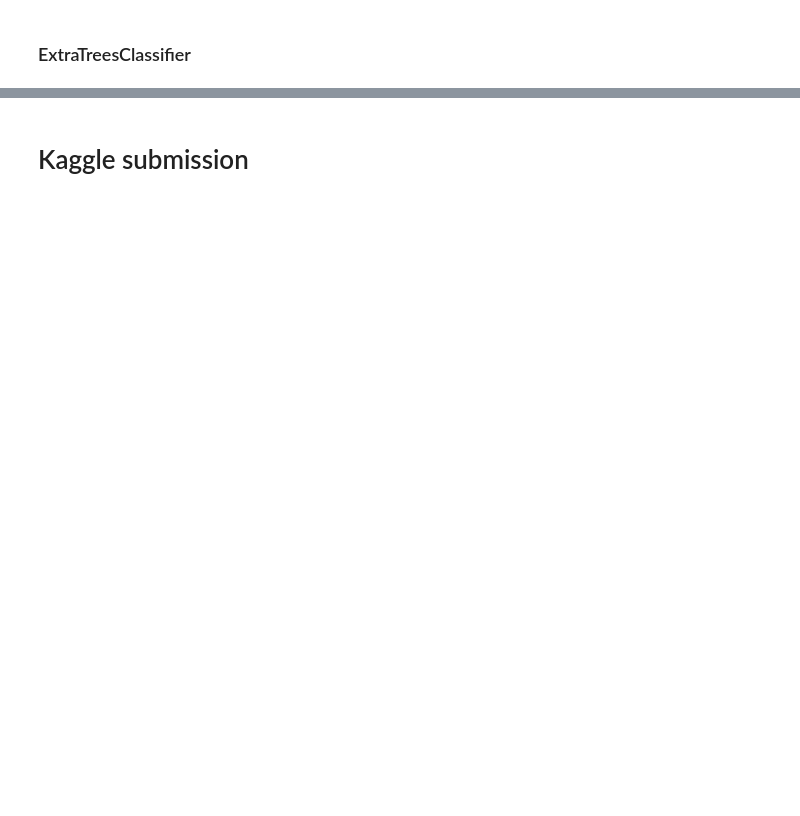
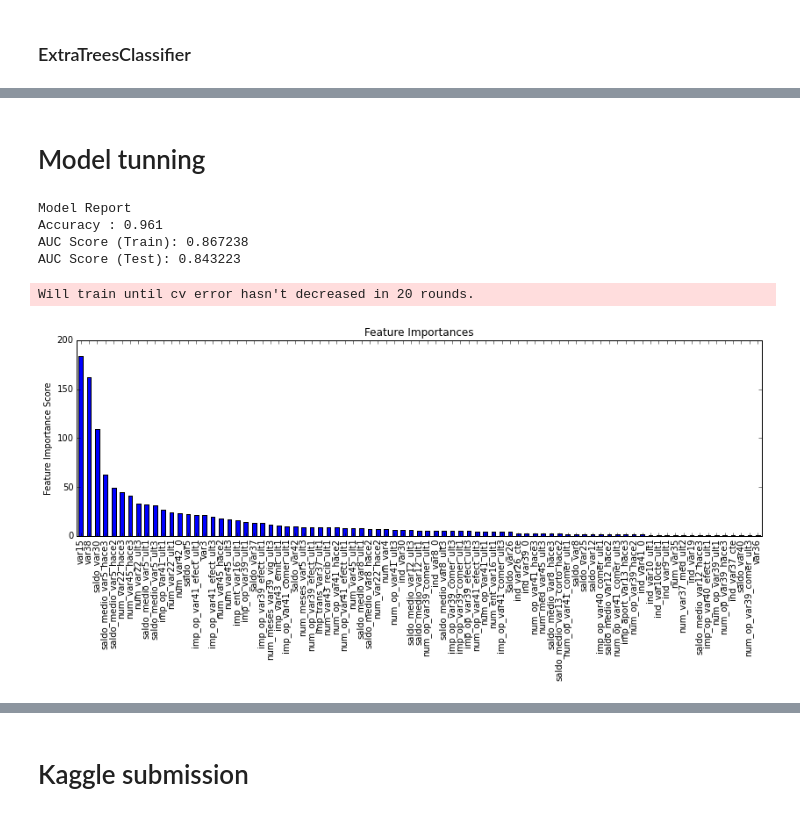
Before and after one commit to KobaKhit/kobakhit.github.io, a Jupyter notebook: ipynb/Santander Customer Satisfaction.ipynb, the cells around one changed output, grey strips where cells are left out. Cells and saved outputs as stored; diff of their text form; code cells hidden in the pictures; blank space fills up the shorter version.

```diff
--- a/ipynb/Santander Customer Satisfaction.ipynb
+++ b/ipynb/Santander Customer Satisfaction.ipynb
@@ -218,10 +227,10 @@ roc_auc_score(y_test, nbs.predict_proba(X_test)[:,1], average='macro')
 # %%
 # Logistic classifier from sklearn
 m1_log = linear_model.LogisticRegression(verbose=3, max_iter=2000, random_state=1729)
-m1_log.fit(X_train, y_train)
+m1_log.fit(X_train2, y_train)
 
 # calculate the auc
-roc_auc_score(y_test, m1_log.predict_proba(X_test)[:,1],\
+roc_auc_score(y_test, m1_log.predict_proba(X_test2)[:,1],\
               average='macro')
 # %% [output]
 [LibLinear]
@@ -262,9 +271,9 @@ from sklearn.ensemble import ExtraTreesClassifier
 
 m4_rf = ExtraTreesClassifier(n_estimators=400, max_depth=None,
                              min_samples_split=1, random_state=1729)
-m4_rf.fit(X_train, y_train)
+m4_rf.fit(X_train2, y_train)
 
 # calculate the auc score
-roc_auc_score(y_test, m3_rf.predict_proba(X_test)[:,1],\
+roc_auc_score(y_test, m3_rf.predict_proba(X_test2)[:,1],\
               average='macro')
 # %% [output]
@@ -271,0 +363,46 @@ roc_auc_score(y_test, m3_rf.predict_proba(X_test)[:,1],\
+# %% [markdown]
+# Model tunning
+# %%
+# model evaluation function
+def modelfit(alg, X, y,useTrainCV=True, cv_folds=5, early_stopping_rounds=20):
+
+    X_train, X_test, y_train, y_test = train_test_split(X, y, test_size=0.2, random_state=42)
+
+    if useTrainCV:
+        xgb_param = alg.get_xgb_params()
+        xgtrain = xgb.DMatrix(X_train, label=y_train)
+        cvresult = xgb.cv(xgb_param, xgtrain, num_boost_round=alg.get_params()['n_estimators'],
+                          nfold=cv_folds,metrics=["auc"],
+                          early_stopping_rounds=early_stopping_rounds, show_progress=False)
+        alg.set_params(n_estimators=cvresult.shape[0])
+
+    #Fit the algorithm on the data
+    alg.fit(X_train, y_train,eval_metric='auc')
+
+    #Predict training set:
+    dtrain_predictions = alg.predict(X_train)
+    dtrain_predprob = alg.predict_proba(X_train)[:,1]
+    dtest_predprob = alg.predict_proba(X_test)[:,1]
+
+    #Print model report:
+    print "\nModel Report"
+    print "Accuracy : %.4g" % metrics.accuracy_score(y_train,
+                                                     dtrain_predictions)
+    print "AUC Score (Train): %f" % metrics.roc_auc_score(y_train,
+                                                          dtrain_predprob)
+    print "AUC Score (Test): %f" % metrics.roc_auc_score(y_test,
+                                                          dtest_predprob)
+
+
+    feat_imp = pd.Series(alg.booster().get_fscore()).sort_values(ascending=False)
+    feat_imp.plot(kind='bar', title='Feature Importances according to XGBoost', figsize=(14, 4))
+    plt.ylabel('Feature Importance Score')
+# %%
+modelfit(m2_xgb, X, y)
+# %% [output]
+Model Report
+Accuracy : 0.961
+AUC Score (Train): 0.867238
+AUC Score (Test): 0.843223
+Will train until cv error hasn't decreased in 20 rounds.
+[figure, added]
```
Also changed, not shown: parts of 19 cells of this notebook.
